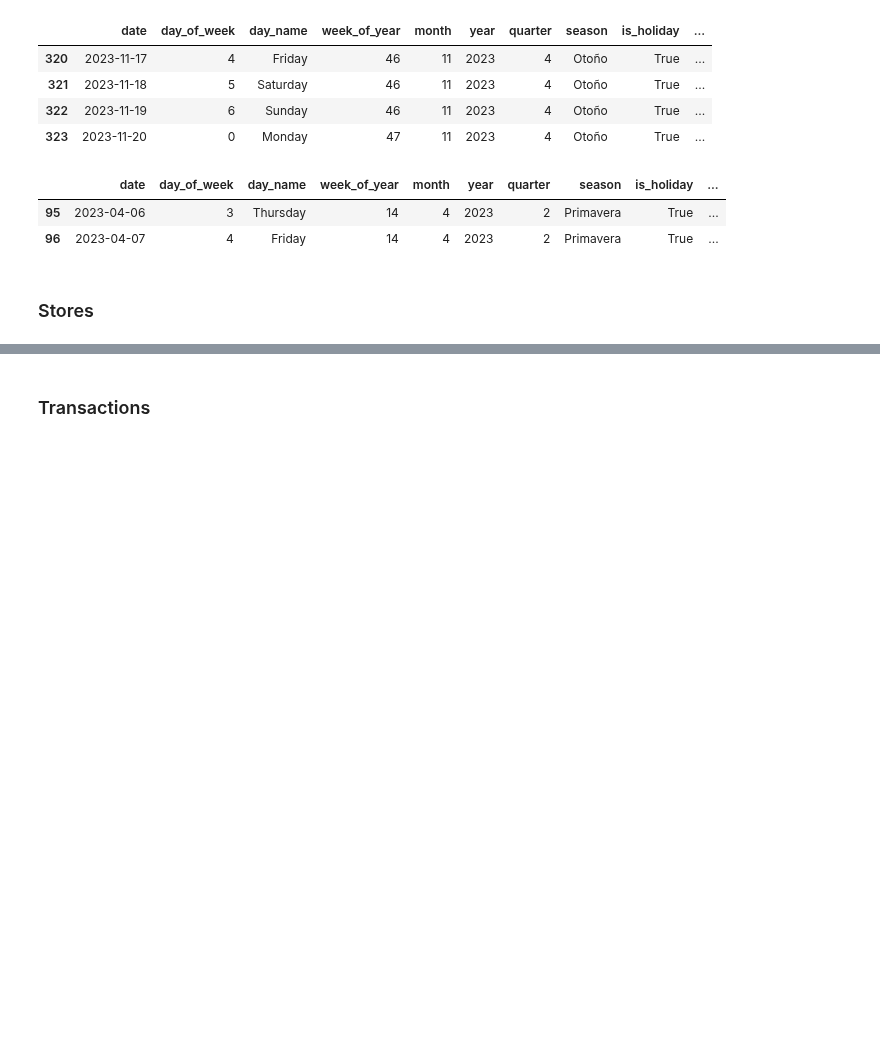
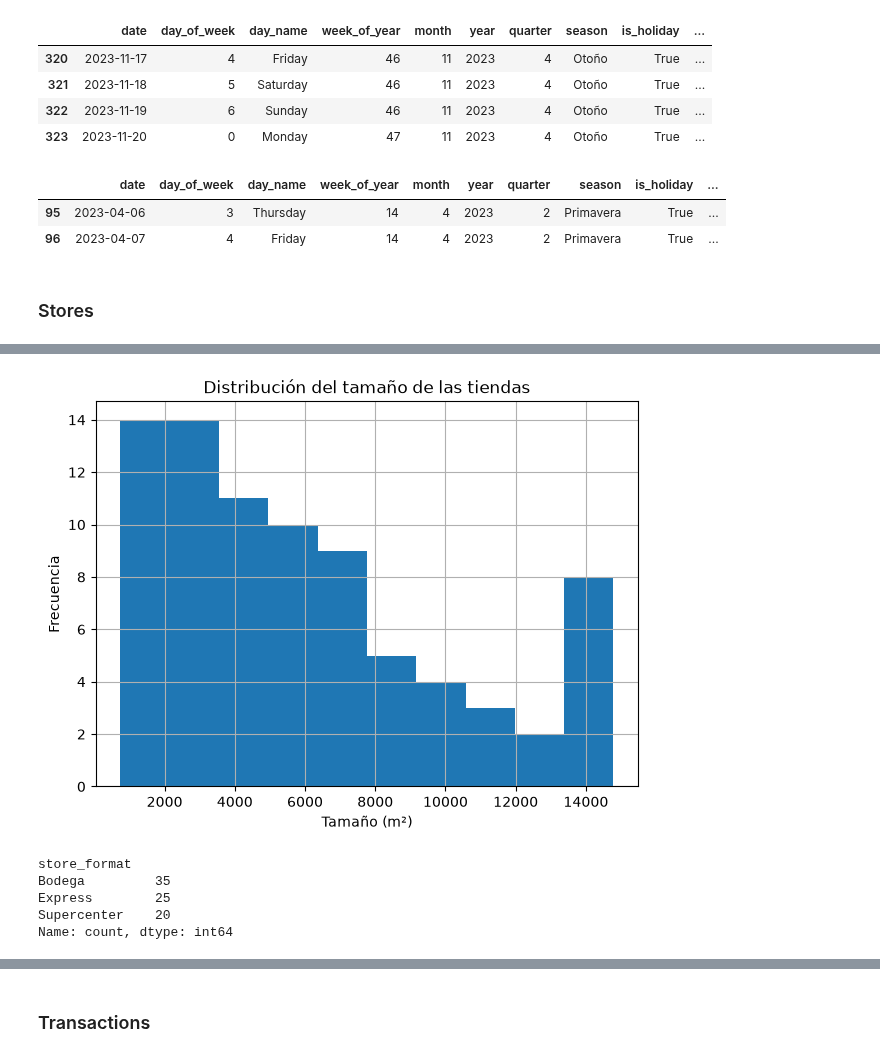
Before and after one commit to Fernandojbf123/Prueba_tecnica_DS, a Jupyter notebook: notebooks/EDA.ipynb, the cells around one changed output, grey strips where cells are left out. Saved outputs shown, nothing was run; the diff lists cells and outputs as text; code cells hidden in the pictures; blank space fills up the shorter version.

```diff
--- a/notebooks/EDA.ipynb
+++ b/notebooks/EDA.ipynb
@@ -263,0 +319,19 @@ stores.describe()
+# %%
+# Histograma del tamaño de las tiendas (en metros cuadrados)
+plt.figure(figsize=(7,5))
+stores["size_sqm"].hist()
+plt.xlabel("Tamaño (m²)")
+plt.ylabel("Frecuencia")
+plt.title("Distribución del tamaño de las tiendas")
+plt.show()
+# %% [output]
+[figure, added]
+# %%
+# ver a que formato comercial pertenecen las tiendas
+stores["store_format"].value_counts()
+# %% [output]
+store_format
+Bodega         35
+Express        25
+Supercenter    20
+Name: count, dtype: int64
```
Also changed, not shown: parts of 59 cells of this notebook, 7 other files.
